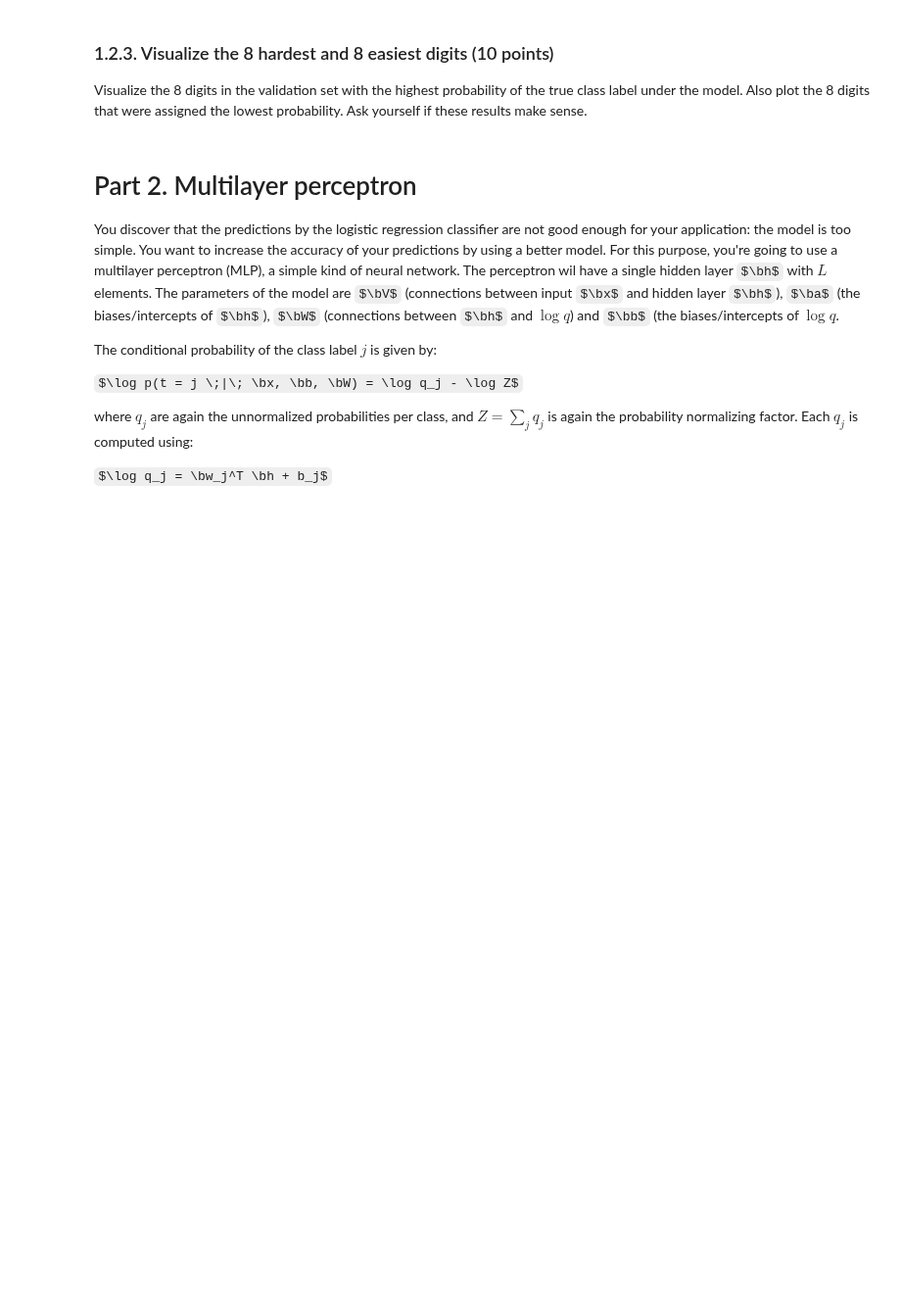
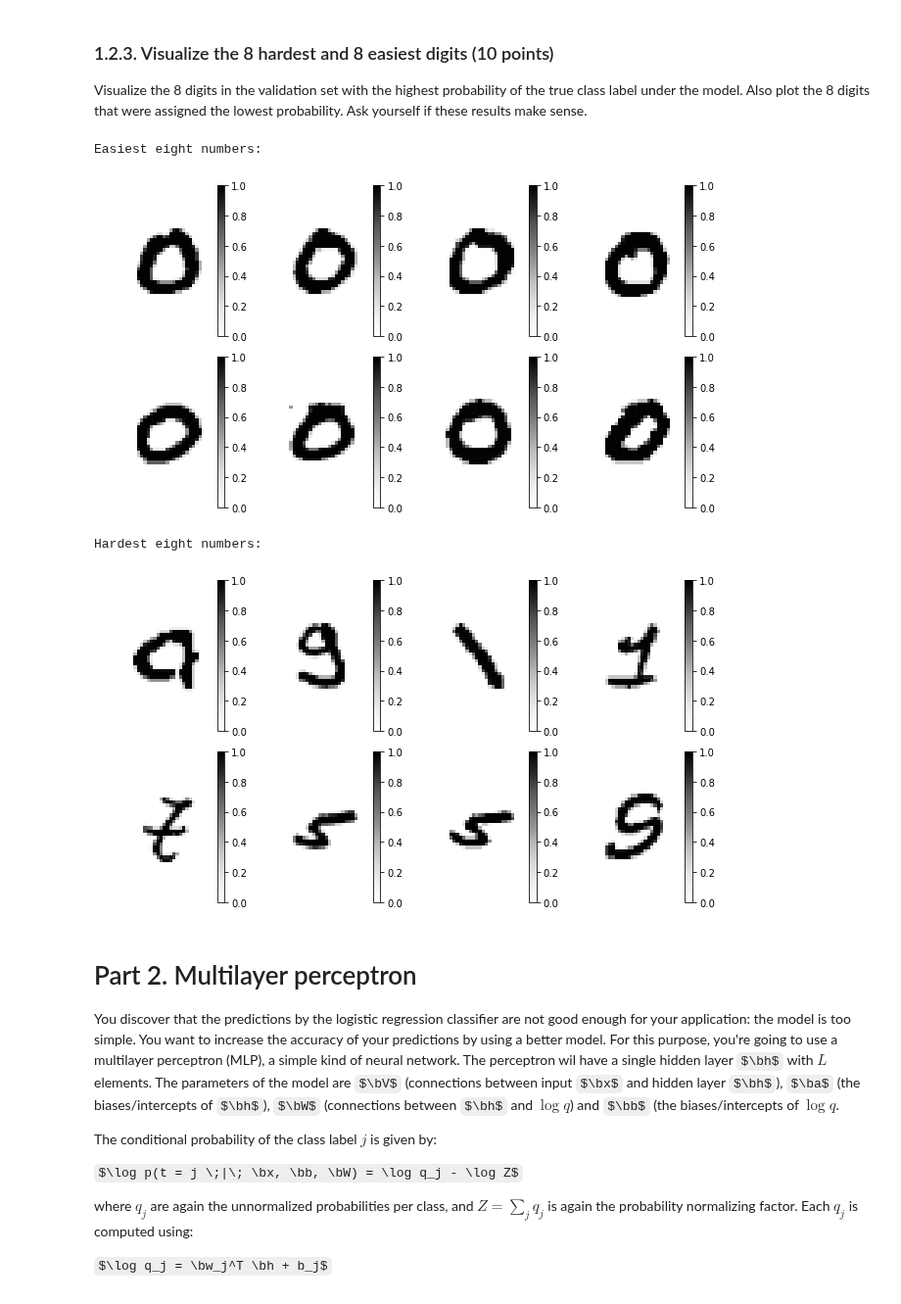
Before and after one commit to Kaleidophon/-friendly-octo-palm-tree, a Jupyter notebook: lab2.ipynb, the cells around one changed output. Shown at 98% size. Cells and saved outputs as stored; diff of their text form; code cells hidden in the pictures; some formulas as TeX source; blank space fills up the shorter version.

```diff
--- a/lab2.ipynb
+++ b/lab2.ipynb
@@ -425,3 +443,28 @@ raise NotImplementedError()
+# %%
+def get_top_n_digits(x_set, t_set, n, w, b, metric=lambda x, t, w, b: logreg_gradient(x, t, w, b)[0]):
+    digit_index_values = {}
+
+    for x, t, i in zip(x_set, t_set, range(len(x_set))):
+        x = np.expand_dims(x, axis=1).T
+        digit_index_values[i] = float(metric(x, t, w, b))
+
+    digit_index_values = sorted(digit_index_values, key=digit_index_values.get, reverse=True)
+    return np.array([x_set[digit_index] for digit_index in digit_index_values[:n]])
+
+easiest_eight = get_top_n_digits(x_valid, t_valid, 8, w, b)
+
+print("{line}\nEasiest eight numbers in validation set\n{line}".format(line=40*"-"))
+plot_digits(easiest_eight, 4)
+
+hardest_eight = get_top_n_digits(x_valid, t_valid, 8, w, b, metric=lambda x, t, w, b: -logreg_gradient(x, t, w, b)[0])
+
+print("{line}\nHardest eight numbers in validation set\n{line}")
+plot_digits(hardest_eight, 4)
+# %% [output]
+Easiest eight numbers:
+[figure, added]
+Hardest eight numbers:
+[figure, added]
 # %% [markdown]
 # Part 2. Multilayer perceptron
 
```
Also changed, not shown: parts of 6 cells of this notebook.
